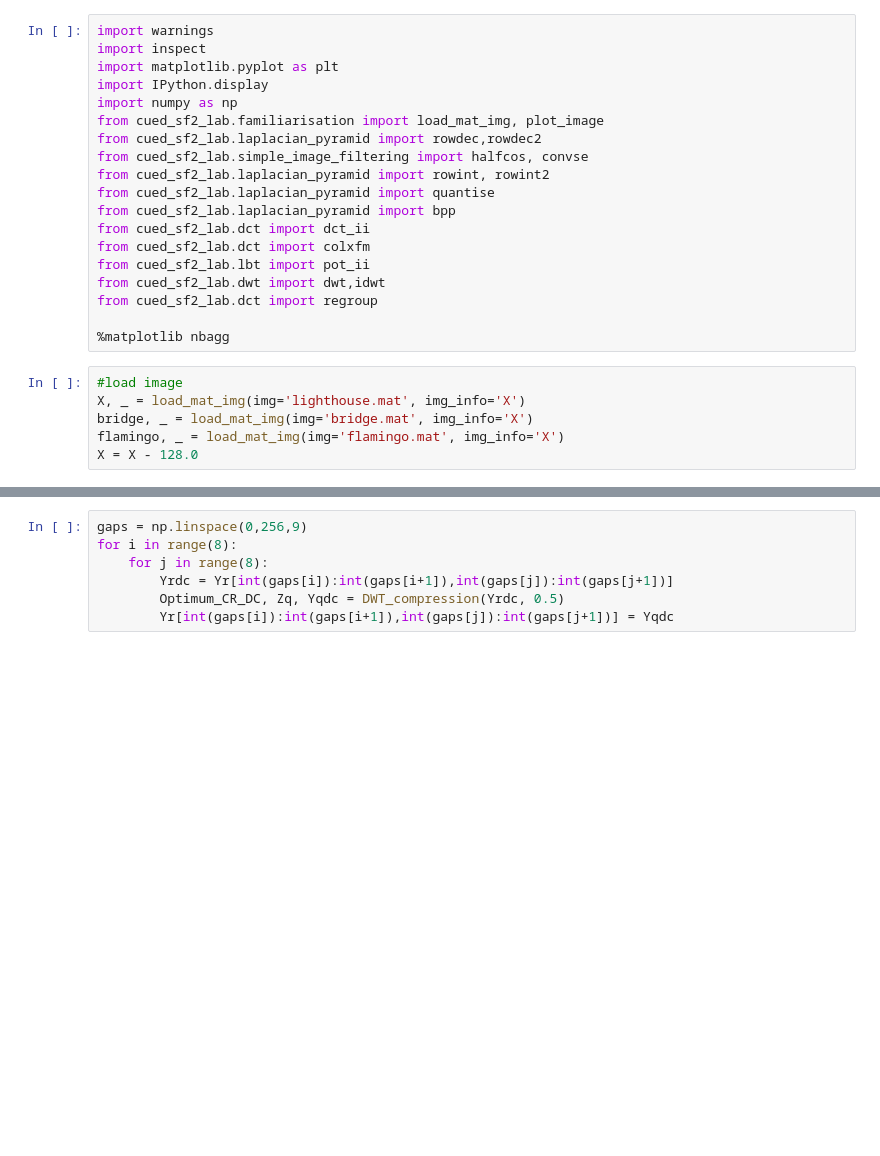
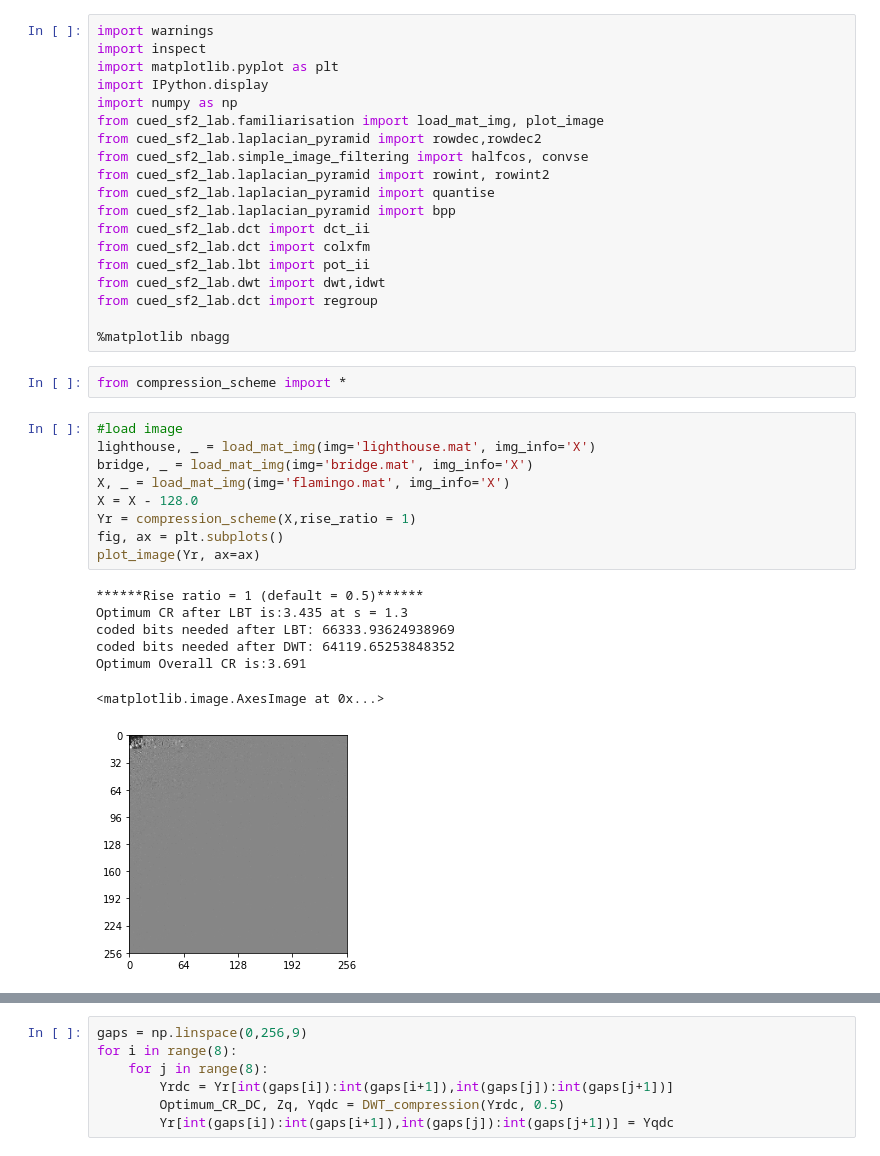
Before and after one commit to XiaoLuoLYG/SF2_image_processing, a Jupyter notebook: Untitled.ipynb, the cells around one changed output, grey strips where cells are left out. Cells and saved outputs as stored; diff of their text form; blank space fills up the shorter version.

```diff
--- a/Untitled.ipynb
+++ b/Untitled.ipynb
@@ -17,12 +17,25 @@ from cued_sf2_lab.dwt import dwt,idwt
 from cued_sf2_lab.dct import regroup
 
 %matplotlib nbagg
+# %%
+from compression_scheme import *
 # %%
 #load image
-X, _ = load_mat_img(img='lighthouse.mat', img_info='X')
+lighthouse, _ = load_mat_img(img='lighthouse.mat', img_info='X')
 bridge, _ = load_mat_img(img='bridge.mat', img_info='X')
-flamingo, _ = load_mat_img(img='flamingo.mat', img_info='X')
+X, _ = load_mat_img(img='flamingo.mat', img_info='X')
 X = X - 128.0
+Yr = compression_scheme(X,rise_ratio = 1)
+fig, ax = plt.subplots()
+plot_image(Yr, ax=ax)
+# %% [output]
+******Rise ratio = 1 (default = 0.5)******
+Optimum CR after LBT is:3.435 at s = 1.3
+coded bits needed after LBT: 66333.93624938969
+coded bits needed after DWT: 64119.65253848352
+Optimum Overall CR is:3.691
+<matplotlib.image.AxesImage at 0x...>
+[figure, added]
 # %%
 #Predefined function
 #step optimisation
```
Also changed, not shown: parts of 13 cells of this notebook, 2 other files.
